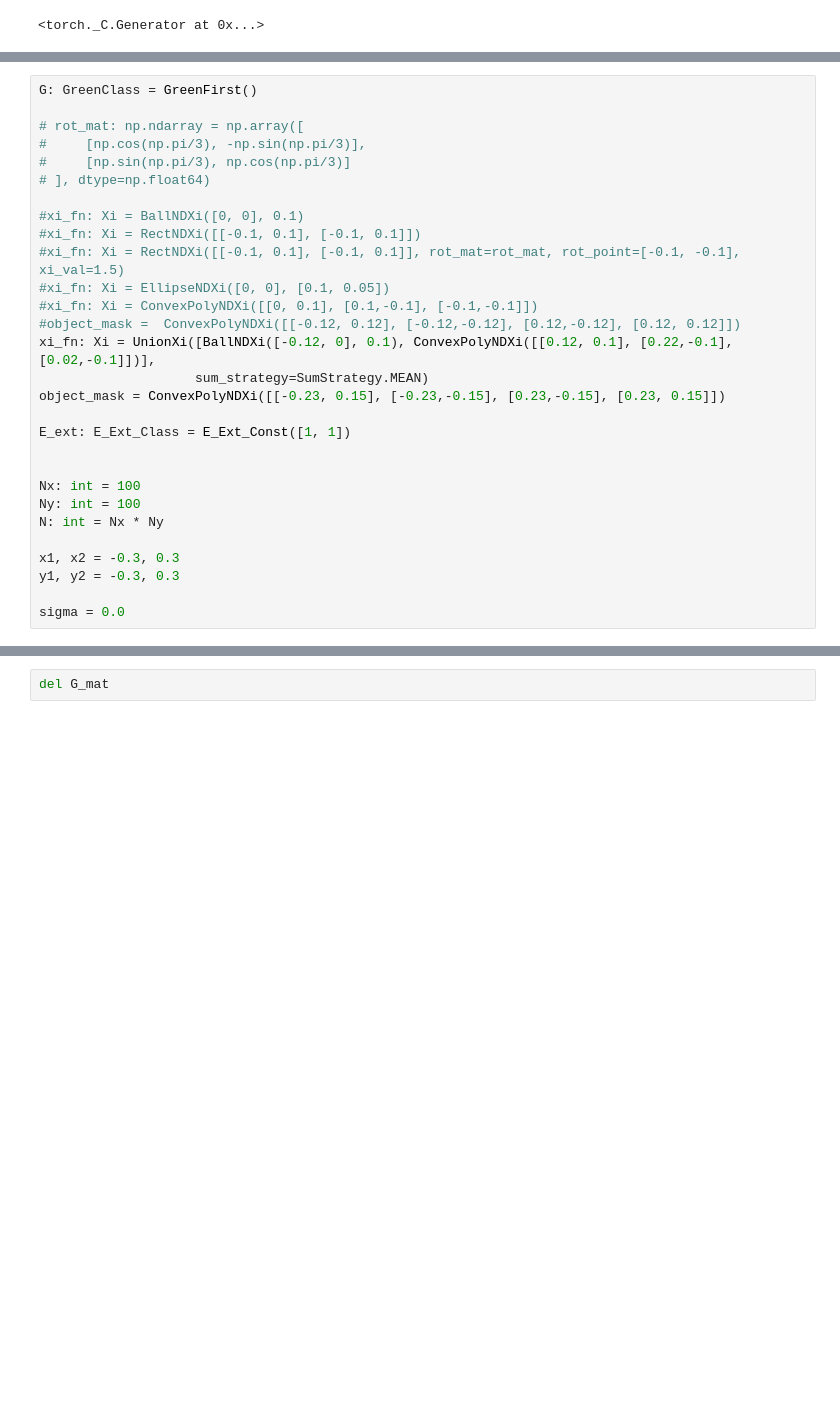
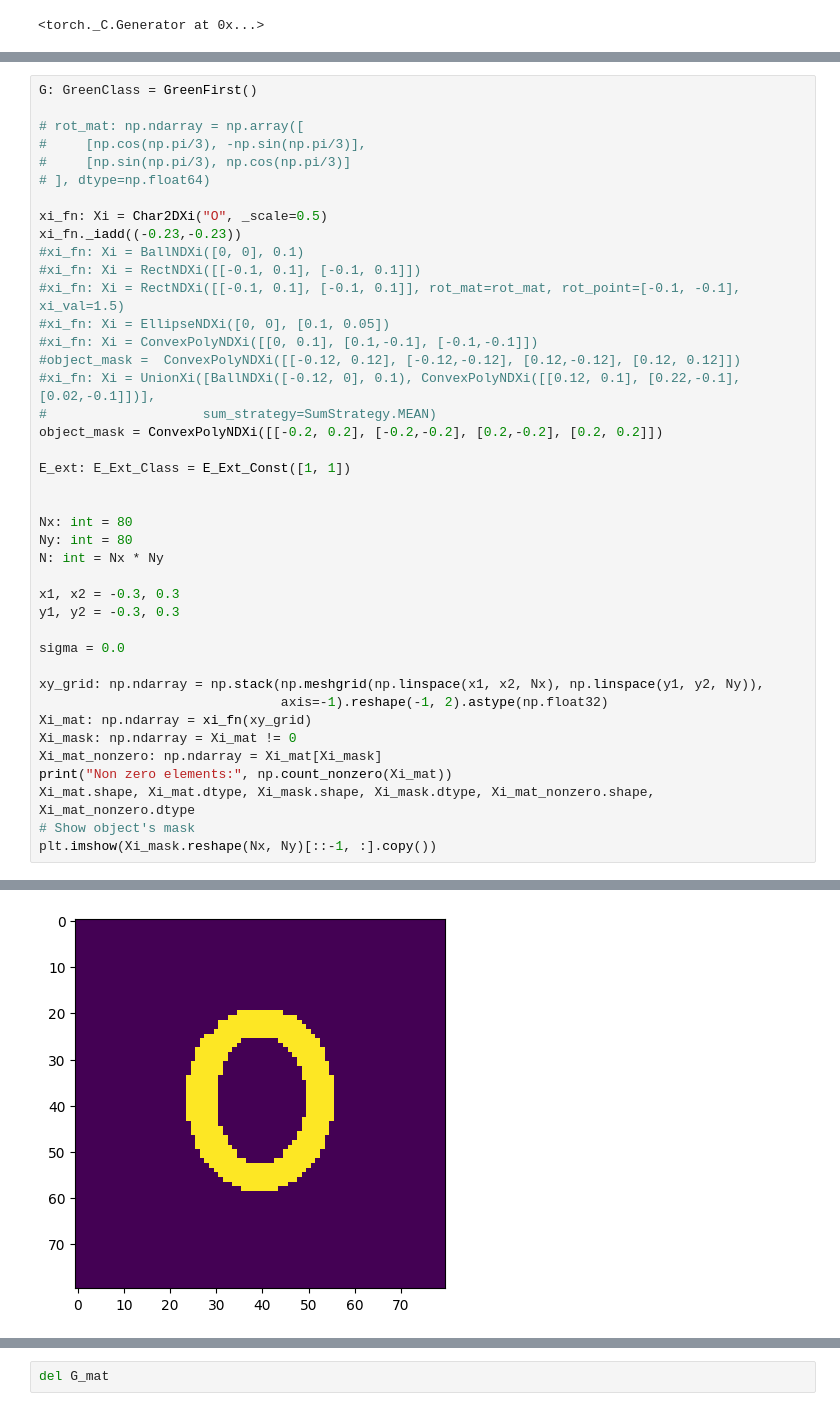
Before and after one commit to VasylVasylenko/trash_demo, a Jupyter notebook: solve_NN.ipynb, the cells around one changed output, grey strips where cells are left out. Drawn from its saved outputs; the diff is of its cells as text; blank space fills up the shorter version.

```diff
--- a/solve_NN.ipynb
+++ b/solve_NN.ipynb
@@ -225,24 +233,37 @@ G: GreenClass = GreenFirst()
 #     [np.sin(np.pi/3), np.cos(np.pi/3)]
 # ], dtype=np.float64)
 
+xi_fn: Xi = Char2DXi("O", _scale=0.5)
+xi_fn._iadd((-0.23,-0.23))
 #xi_fn: Xi = BallNDXi([0, 0], 0.1)
 #xi_fn: Xi = RectNDXi([[-0.1, 0.1], [-0.1, 0.1]])
 #xi_fn: Xi = RectNDXi([[-0.1, 0.1], [-0.1, 0.1]], rot_mat=rot_mat, rot_point=[-0.1, -0.1], xi_val=1.5)
 #xi_fn: Xi = EllipseNDXi([0, 0], [0.1, 0.05])
 #xi_fn: Xi = ConvexPolyNDXi([[0, 0.1], [0.1,-0.1], [-0.1,-0.1]])
 #object_mask =  ConvexPolyNDXi([[-0.12, 0.12], [-0.12,-0.12], [0.12,-0.12], [0.12, 0.12]])
-xi_fn: Xi = UnionXi([BallNDXi([-0.12, 0], 0.1), ConvexPolyNDXi([[0.12, 0.1], [0.22,-0.1], [0.02,-0.1]])],
-                    sum_strategy=SumStrategy.MEAN)
-object_mask = ConvexPolyNDXi([[-0.23, 0.15], [-0.23,-0.15], [0.23,-0.15], [0.23, 0.15]])
+#xi_fn: Xi = UnionXi([BallNDXi([-0.12, 0], 0.1), ConvexPolyNDXi([[0.12, 0.1], [0.22,-0.1], [0.02,-0.1]])],
+#                    sum_strategy=SumStrategy.MEAN)
+object_mask = ConvexPolyNDXi([[-0.2, 0.2], [-0.2,-0.2], [0.2,-0.2], [0.2, 0.2]])
 
 E_ext: E_Ext_Class = E_Ext_Const([1, 1])
 
 
-Nx: int = 100
-Ny: int = 100
+Nx: int = 80
+Ny: int = 80
 N: int = Nx * Ny
 
 x1, x2 = -0.3, 0.3
 y1, y2 = -0.3, 0.3
 
 sigma = 0.0
+
+xy_grid: np.ndarray = np.stack(np.meshgrid(np.linspace(x1, x2, Nx), np.linspace(y1, y2, Ny)),
+                               axis=-1).reshape(-1, 2).astype(np.float32)
+Xi_mat: np.ndarray = xi_fn(xy_grid)
+Xi_mask: np.ndarray = Xi_mat != 0
+Xi_mat_nonzero: np.ndarray = Xi_mat[Xi_mask]
+print("Non zero elements:", np.count_nonzero(Xi_mat))
+Xi_mat.shape, Xi_mat.dtype, Xi_mask.shape, Xi_mask.dtype, Xi_mat_nonzero.shape, Xi_mat_nonzero.dtype
+# Show object's mask
+plt.imshow(Xi_mask.reshape(Nx, Ny)[::-1, :].copy())
+# %% [output]
@@ -248,0 +272 @@ sigma = 0.0
+[figure, added]
```
Also changed, not shown: parts of 23 cells of this notebook.
